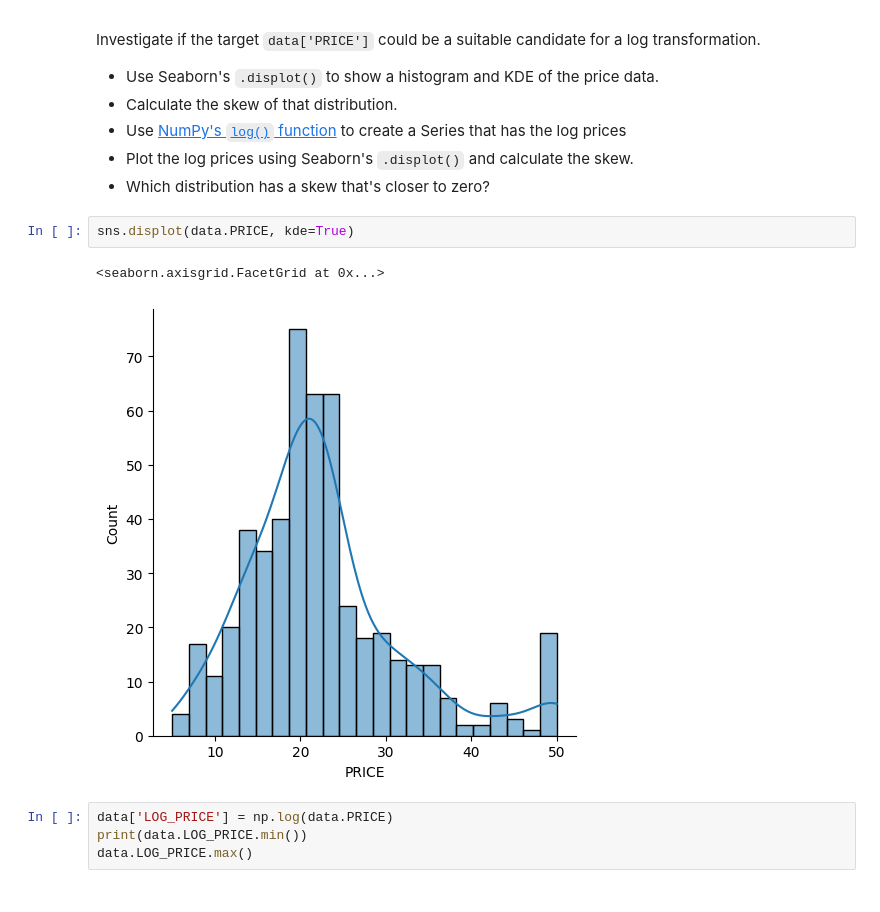
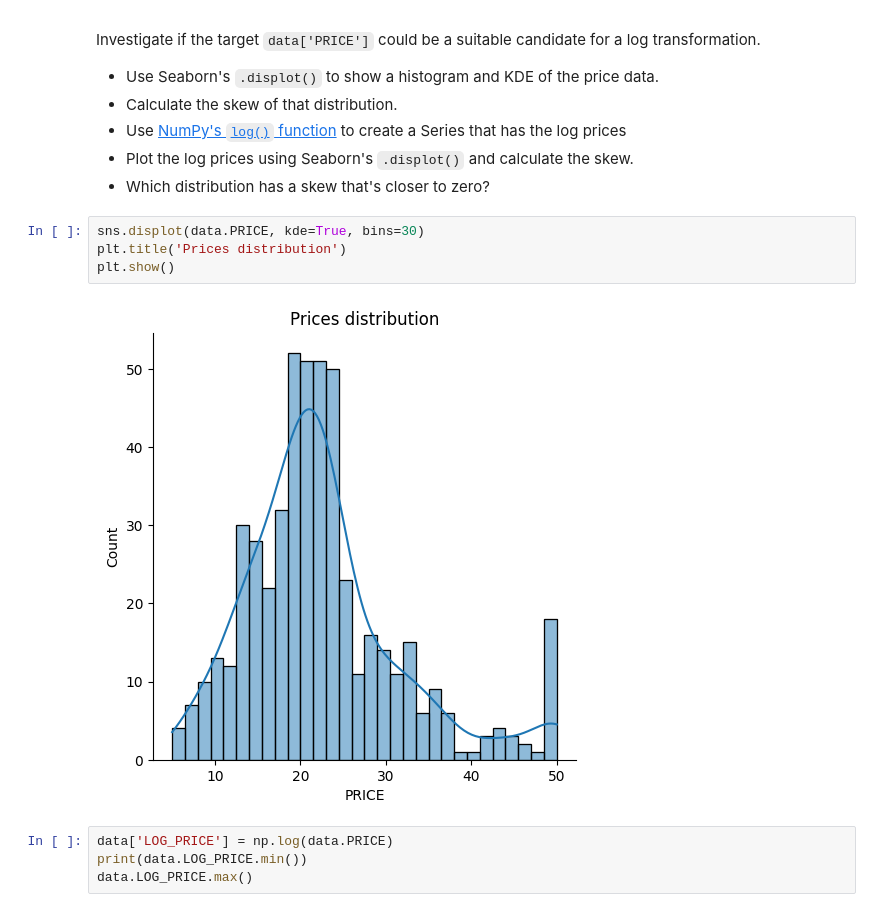
Before and after one commit to DamiTheCraftyPythonista/Data-Analysis-example-project-Property-Valuation-model, a Jupyter notebook: Multivariable_Regression_and_Valuation_Model_(start).ipynb, the cells around one changed output. Cells and saved outputs as stored; diff of their text form.

```diff
--- a/Multivariable_Regression_and_Valuation_Model_(start).ipynb
+++ b/Multivariable_Regression_and_Valuation_Model_(start).ipynb
@@ -531,10 +531,11 @@ Investigate if the target `data['PRICE']` could be a suitable candidate for a lo
 * Plot the log prices using Seaborn's `.displot()` and calculate the skew.
 * Which distribution has a skew that's closer to zero?
 # %%
-sns.displot(data.PRICE, kde=True)
+sns.displot(data.PRICE, kde=True, bins=30)
+plt.title('Prices distribution')
+plt.show()
 # %% [output]
-<seaborn.axisgrid.FacetGrid at 0x...>
-[figure, old version]
+[figure, new version]
 # %%
 data['LOG_PRICE'] = np.log(data.PRICE)
 print(data.LOG_PRICE.min())
```
Also changed, not shown: parts of 8 cells of this notebook.
